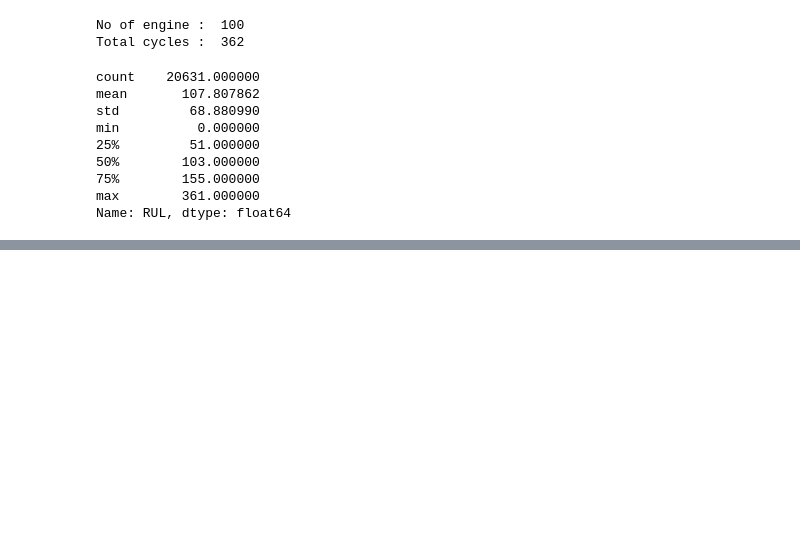
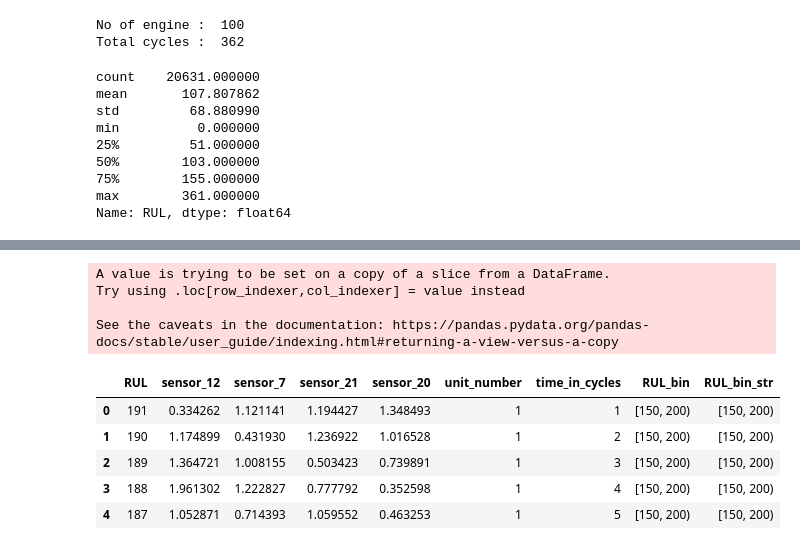
Before and after one commit to RithikDatascientist/works, a Jupyter notebook: learnings/RUL/FD001_RUL.ipynb, the cells around one changed output, grey strips where cells are left out. Cells and saved outputs as stored; diff of their text form; code cells hidden in the pictures; blank space fills up the shorter version.

```diff
--- a/learnings/RUL/FD001_RUL.ipynb
+++ b/learnings/RUL/FD001_RUL.ipynb
@@ -114,0 +289,14 @@ fig.show()
+# %%
+scaled_df_top_5['RUL_bin_str'] = scaled_df_top_5['RUL_bin'].astype(str)
+scaled_df_top_5.head()
+# %% [output]
+A value is trying to be set on a copy of a slice from a DataFrame.
+Try using .loc[row_indexer,col_indexer] = value instead
+
+See the caveats in the documentation: https://pandas.pydata.org/pandas-docs/stable/user_guide/indexing.html#returning-a-view-versus-a-copy
+|  | RUL | sensor_12 | sensor_7 | sensor_21 | sensor_20 | unit_number | time_in_cycles | RUL_bin | RUL_bin_str |
+| 0 | 191 | 0.334262 | 1.121141 | 1.194427 | 1.348493 | 1 | 1 | [150, 200) | [150, 200) |
+| 1 | 190 | 1.174899 | 0.431930 | 1.236922 | 1.016528 | 1 | 2 | [150, 200) | [150, 200) |
+| 2 | 189 | 1.364721 | 1.008155 | 0.503423 | 0.739891 | 1 | 3 | [150, 200) | [150, 200) |
+| 3 | 188 | 1.961302 | 1.222827 | 0.777792 | 0.352598 | 1 | 4 | [150, 200) | [150, 200) |
+| 4 | 187 | 1.052871 | 0.714393 | 1.059552 | 0.463253 | 1 | 5 | [150, 200) | [150, 200) |
```
Also changed, not shown: parts of 12 cells of this notebook.
